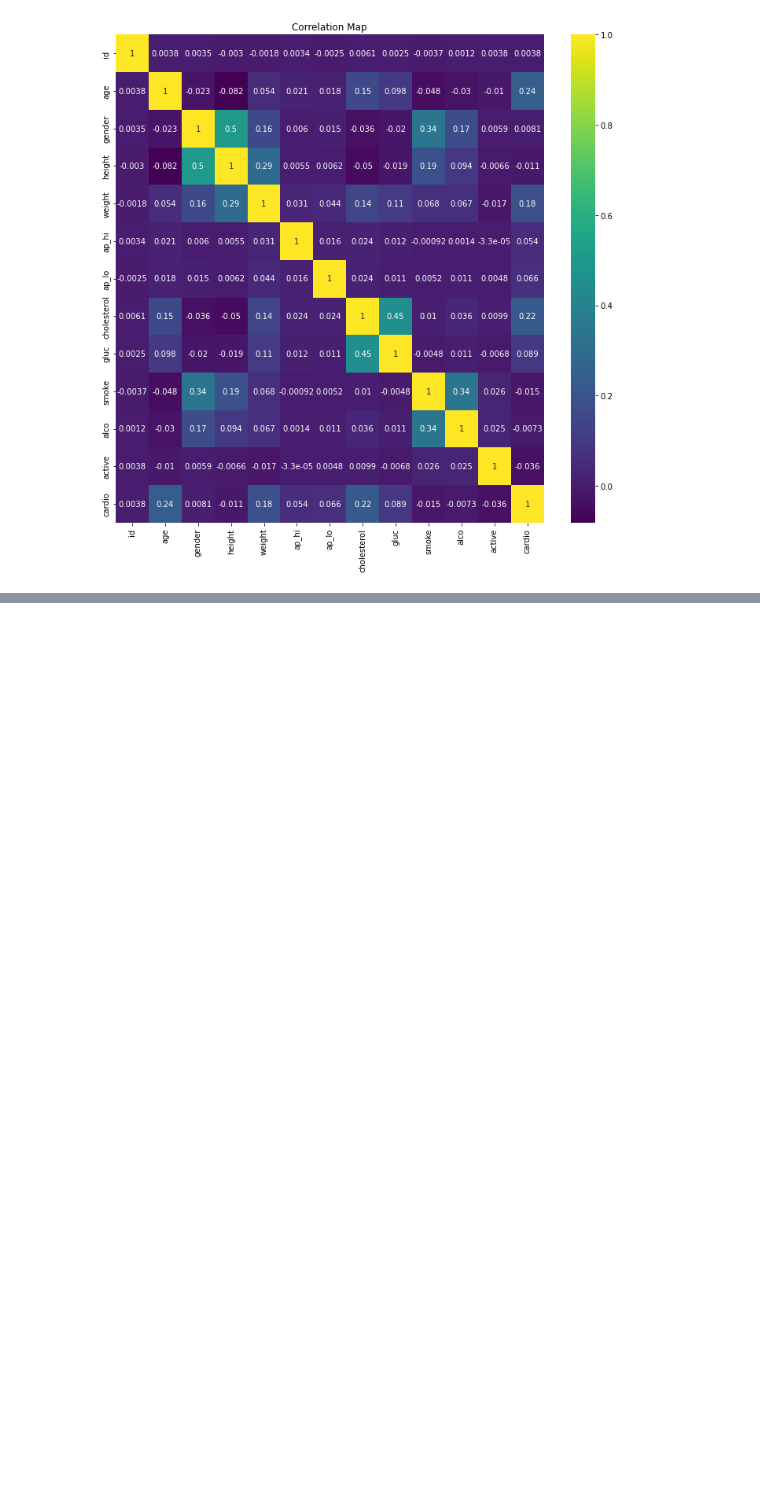
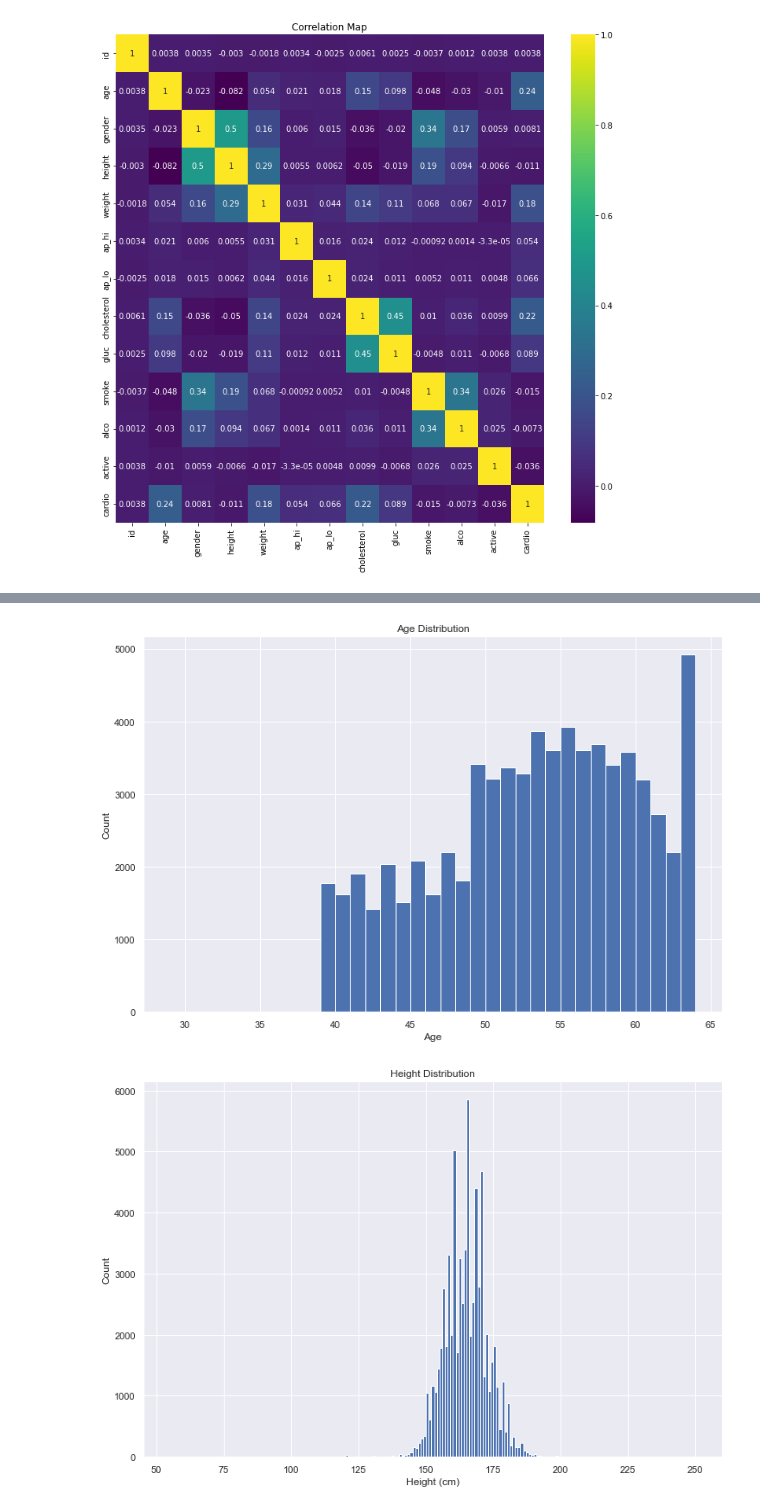
Before and after one commit to chantsin/Cardiovascular_Disease, a Jupyter notebook: Cardiovascular_Disease_Analysis.ipynb, the cells around one changed output, grey strips where cells are left out. Cells and saved outputs as stored; diff of their text form; code cells hidden in the pictures; blank space fills up the shorter version.

```diff
--- a/Cardiovascular_Disease_Analysis.ipynb
+++ b/Cardiovascular_Disease_Analysis.ipynb
@@ -154,0 +225,21 @@ px.bar(cvd_by_chol, x='Cholesterol Levels', y='Average Cardiovascular Disease',
+# %%
+features = ['age', 'height', 'weight']
+
+for feature in features:
+
+    counts, bins = np.histogram(df[feature], bins=int((df[feature].max() - df[feature].min())))
+    plt.figure(figsize=(12,8))
+    sns.set_theme()
+    plt.hist(df[feature], bins=bins)
+    feature = feature.capitalize()
+    if feature=='Height':
+        plt.xlabel("Height (cm)")
+    elif feature=='Weight':
+        plt.xlabel("Weight (kg)")
+    else:
+        plt.xlabel(feature)
+    plt.ylabel('Count')
+    plt.title(f'{feature} ' + 'Distribution')
+# %% [output]
+[figure, added]
+[figure, added]
```
Also changed, not shown: parts of 35 cells of this notebook.
